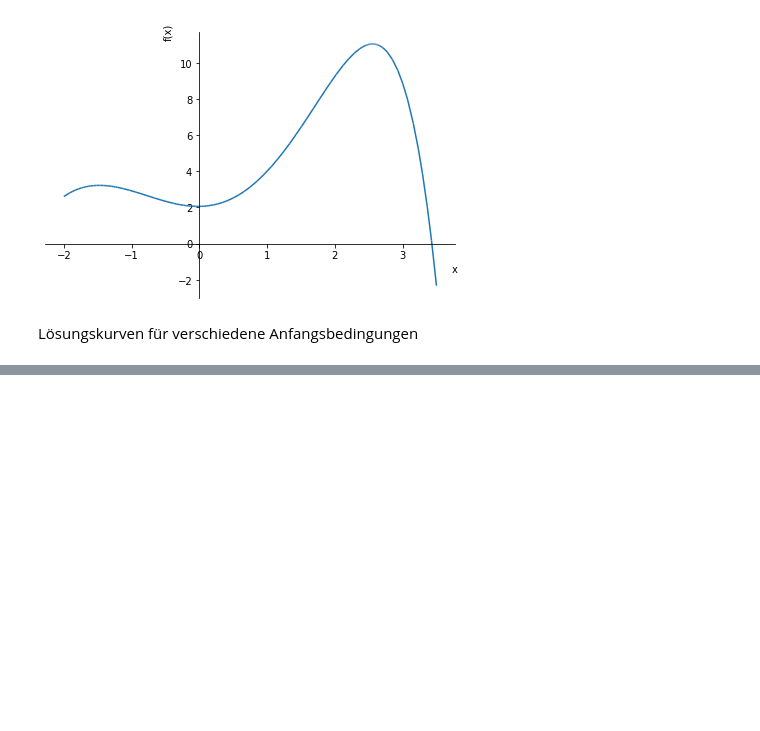
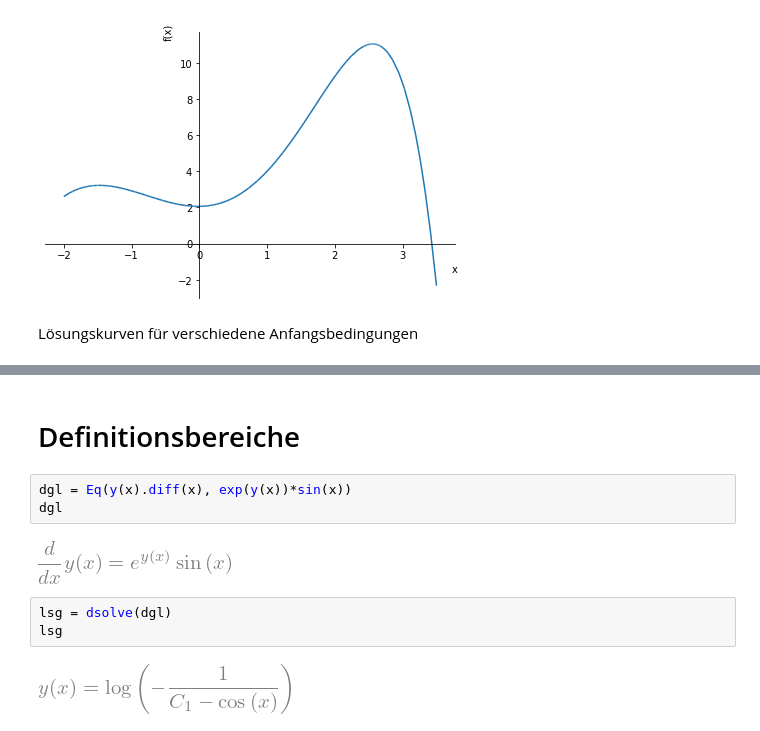
Before and after one commit to Ruediger-Braun/compana20, a Jupyter notebook: Lektion11.ipynb, the cells around one changed output, grey strips where cells are left out. Saved outputs shown, nothing was run; the diff lists cells and outputs as text; blank space fills up the shorter version.

```diff
--- a/Lektion11.ipynb
+++ b/Lektion11.ipynb
@@ -240,0 +268,12 @@ plt.legend();
+# %% [markdown]
+# Definitionsbereiche
+# %%
+dgl = Eq(y(x).diff(x), exp(y(x))*sin(x))
+dgl
+# %% [output]
+[figure, added]
+# %%
+lsg = dsolve(dgl)
+lsg
+# %% [output]
+[figure, added]
```
Also changed, not shown: parts of 23 cells of this notebook, 1 other file.
